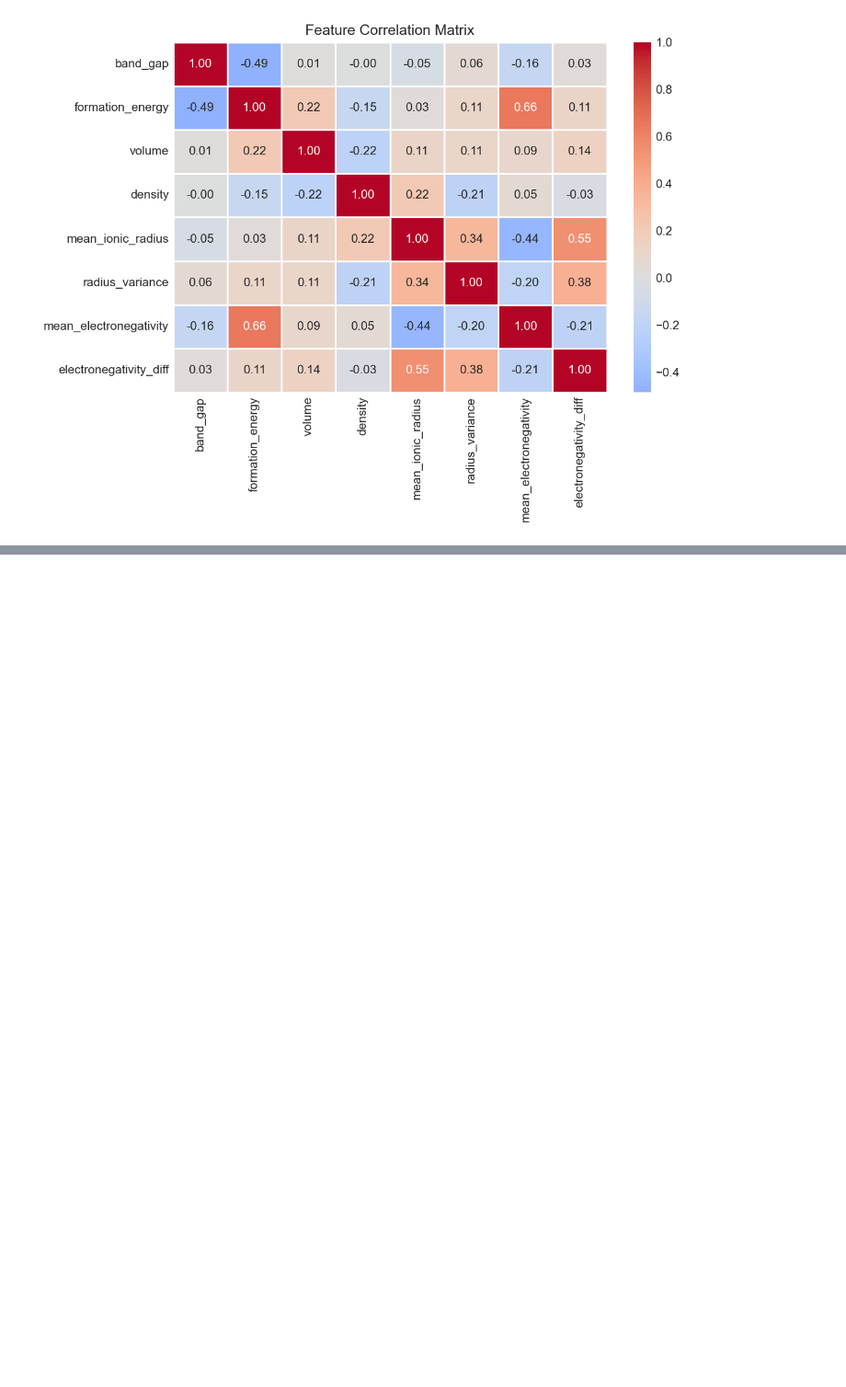
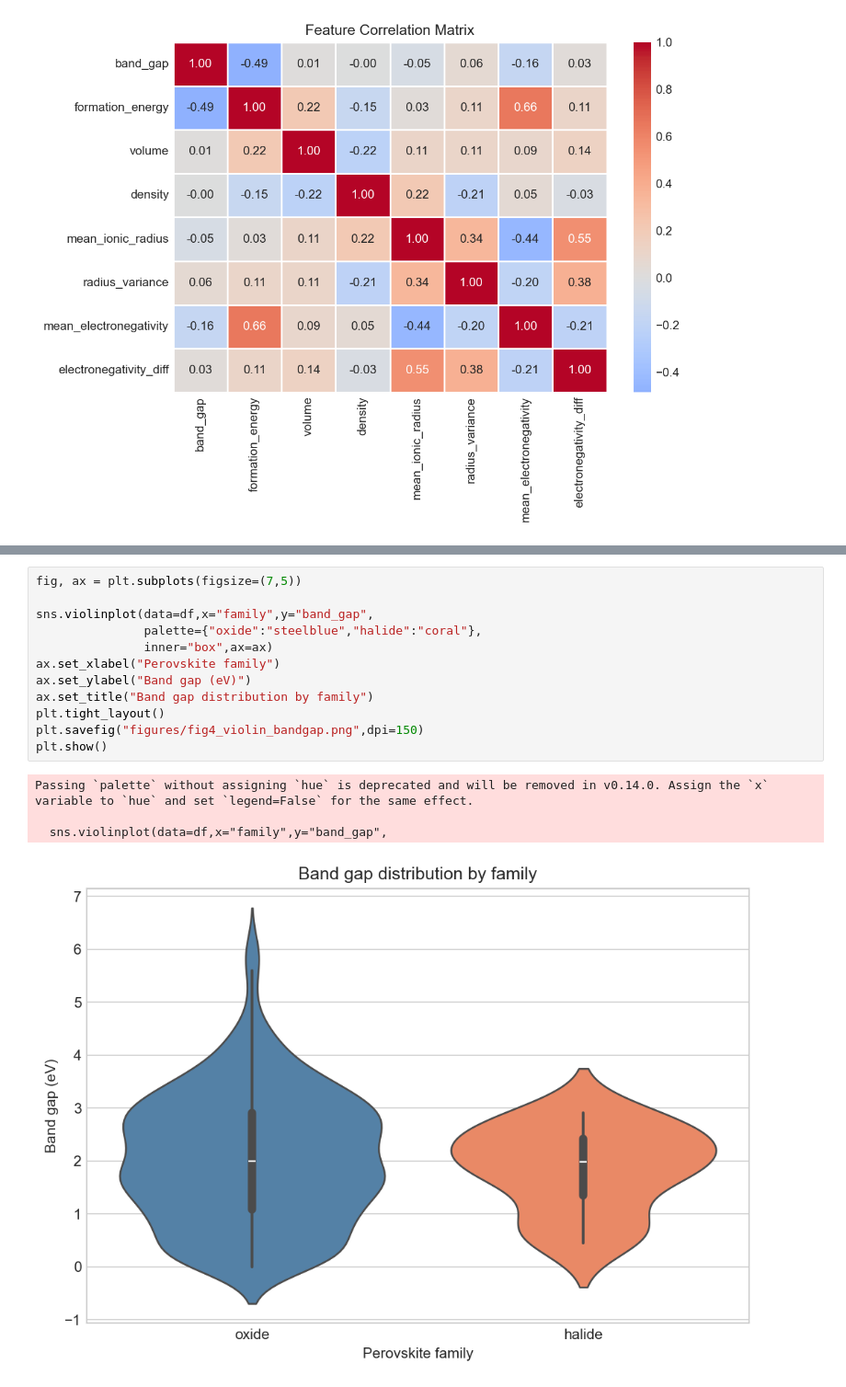
Before and after one commit to sayimachiraju/perovskite-optics, a Jupyter notebook: 02_eda.ipynb, the cells around one changed output, grey strips where cells are left out. Shown at 92% size. Drawn from its saved outputs; the diff is of its cells as text; blank space fills up the shorter version.

```diff
--- a/02_eda.ipynb
+++ b/02_eda.ipynb
@@ -45,0 +64,17 @@ plt.show
+# %%
+fig, ax = plt.subplots(figsize=(7,5))
+
+sns.violinplot(data=df,x="family",y="band_gap",
+               palette={"oxide":"steelblue","halide":"coral"},
+               inner="box",ax=ax)
+ax.set_xlabel("Perovskite family")
+ax.set_ylabel("Band gap (eV)")
+ax.set_title("Band gap distribution by family")
+plt.tight_layout()
+plt.savefig("figures/fig4_violin_bandgap.png",dpi=150)
+plt.show()
+# %% [output]
+Passing `palette` without assigning `hue` is deprecated and will be removed in v0.14.0. Assign the `x` variable to `hue` and set `legend=False` for the same effect.
+
+  sns.violinplot(data=df,x="family",y="band_gap",
+[figure, added]
```
Also changed, not shown: parts of 1 cell of this notebook, 2 other files.
